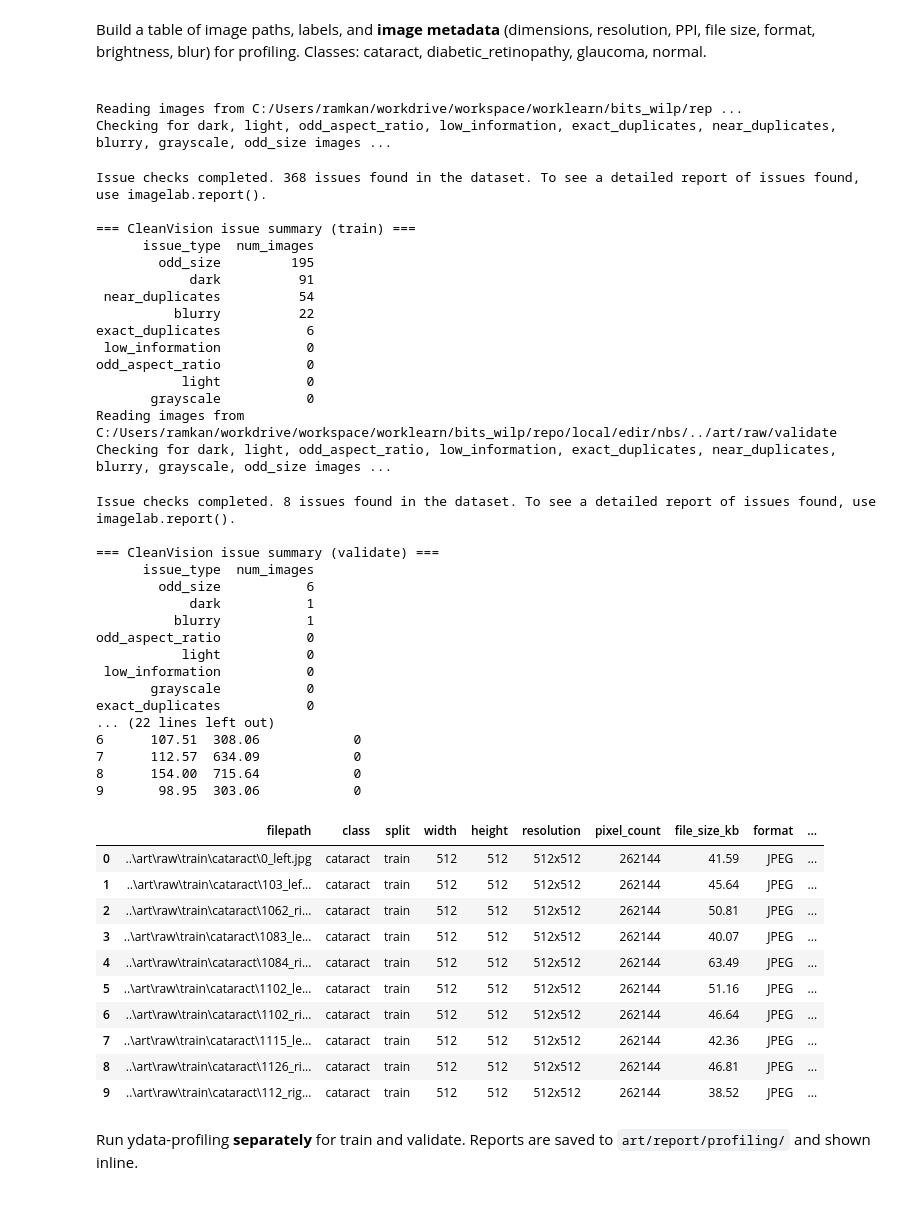
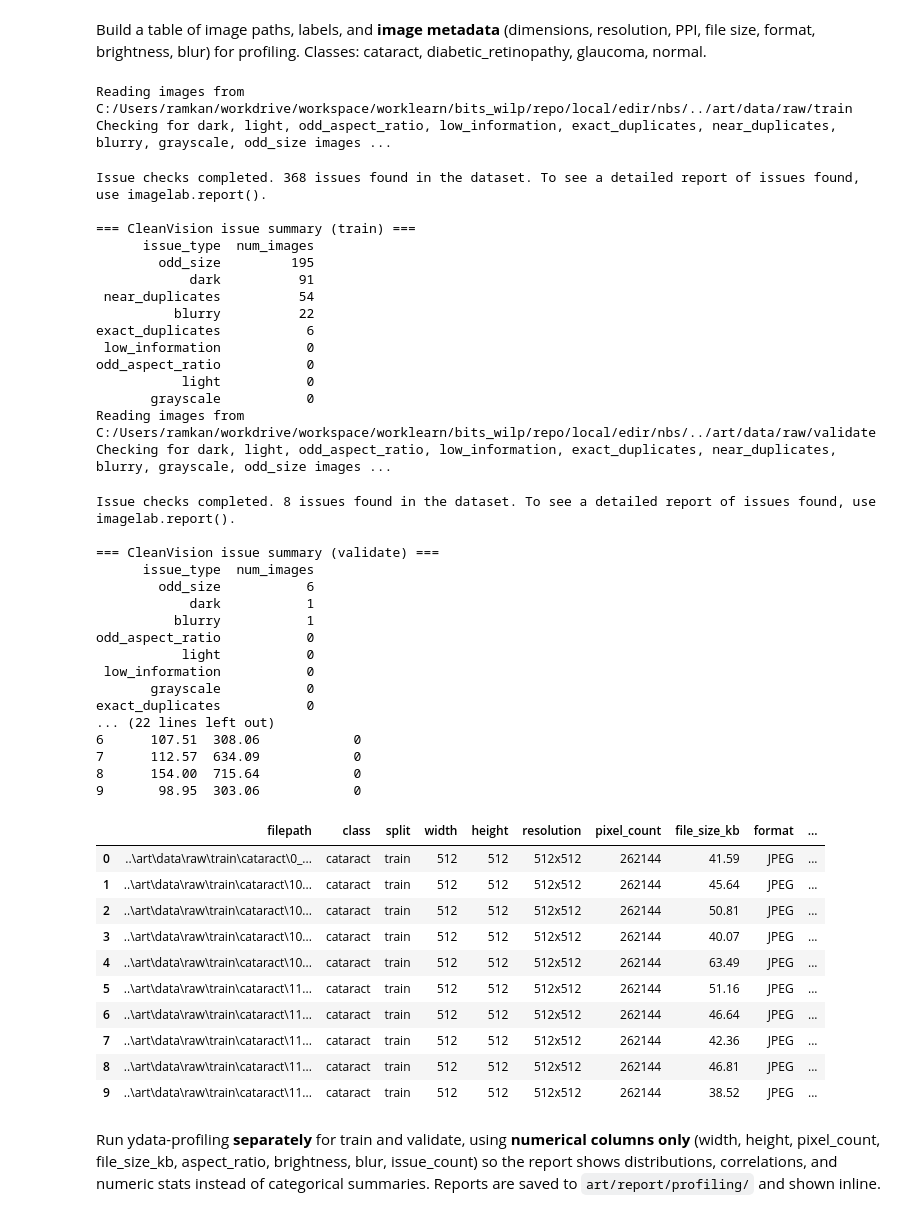
Before and after one commit to kxramkumar/edir, a Jupyter notebook: nbs/1-profiling.ipynb, the cells around one changed output. Saved outputs shown, nothing was run; the diff lists cells and outputs as text; code cells hidden in the pictures.

```diff
--- a/nbs/1-profiling.ipynb
+++ b/nbs/1-profiling.ipynb
@@ -106,12 +106,16 @@ df["issue_count"] = df["issue_count"].fillna(0).astype(int)
 df_train = df[df["split"] == "train"].copy()
 df_validate = df[df["split"] == "validate"].copy()
 
-# Force dtypes so ydata-profiling shows full stats
+# Force dtypes: numerics for profiling, categories only where needed
 for _df in (df_train, df_validate):
+    _df["width"] = pd.to_numeric(_df["width"], errors="coerce")
+    _df["height"] = pd.to_numeric(_df["height"], errors="coerce")
+    _df["pixel_count"] = pd.to_numeric(_df["pixel_count"], errors="coerce")
+    _df["file_size_kb"] = pd.to_numeric(_df["file_size_kb"], errors="coerce")
     _df["aspect_ratio"] = pd.to_numeric(_df["aspect_ratio"], errors="coerce")
     _df["brightness"] = pd.to_numeric(_df["brightness"], errors="coerce")
     _df["blur"] = pd.to_numeric(_df["blur"], errors="coerce")
-    _df["pixel_count"] = pd.to_numeric(_df["pixel_count"], errors="coerce")
+    _df["issue_count"] = pd.to_numeric(_df["issue_count"], errors="coerce").fillna(0).astype(int)
     _df["mode"] = _df["mode"].astype("category")
     _df["resolution"] = _df["resolution"].astype("category")
 
@@ -119,51 +123,51 @@ print(f"\nTotal images: {len(df)} (train: {len(df_train)}, validate: {len(df_val
 print(df_train[["class", "width", "height", "resolution", "pixel_count", "file_size_kb", "format", "mode", "brightness", "blur", "issue_count"]].head(10))
 df_train.head(10)
 # %% [output]
-                                                                                                                         Reading images from C:/Users/ramkan/workdrive/workspace/worklearn/bits_wilp/rep ...
+Reading images from C:/Users/ramkan/workdrive/workspace/worklearn/bits_wilp/repo/local/edir/nbs/../art/data/raw/train
 Checking for dark, light, odd_aspect_ratio, low_information, exact_duplicates, near_duplicates, blurry, grayscale, odd_size images ...
 Issue checks completed. 368 issues found in the dataset. To see a detailed report of issues found, use imagelab.report().
 
 === CleanVision issue summary (train) ===
       issue_type  num_images
         odd_size         195
             dark          91
  near_duplicates          54
           blurry          22
 exact_duplicates           6
  low_information           0
 odd_aspect_ratio           0
            light           0
        grayscale           0
-Reading images from C:/Users/ramkan/workdrive/workspace/worklearn/bits_wilp/repo/local/edir/nbs/../art/raw/validate
+Reading images from C:/Users/ramkan/workdrive/workspace/worklearn/bits_wilp/repo/local/edir/nbs/../art/data/raw/validate
 Checking for dark, light, odd_aspect_ratio, low_information, exact_duplicates, near_duplicates, blurry, grayscale, odd_size images ...
 Issue checks completed. 8 issues found in the dataset. To see a detailed report of issues found, use imagelab.report().
 
 === CleanVision issue summary (validate) ===
       issue_type  num_images
         odd_size           6
             dark           1
           blurry           1
 odd_aspect_ratio           0
            light           0
  low_information           0
        grayscale           0
 exact_duplicates           0
 ... (22 lines left out)
 6      107.51  308.06            0
 7      112.57  634.09            0
 8      154.00  715.64            0
 9       98.95  303.06            0
 |  | filepath | class | split | width | height | resolution | pixel_count | file_size_kb | format | ... |
-| 0 | ..\art\raw\train\cataract\0_left.jpg | cataract | train | 512 | 512 | 512x512 | 262144 | 41.59 | JPEG | ... |
-| 1 | ..\art\raw\train\cataract\103_lef... | cataract | train | 512 | 512 | 512x512 | 262144 | 45.64 | JPEG | ... |
-| 2 | ..\art\raw\train\cataract\1062_ri... | cataract | train | 512 | 512 | 512x512 | 262144 | 50.81 | JPEG | ... |
-| 3 | ..\art\raw\train\cataract\1083_le... | cataract | train | 512 | 512 | 512x512 | 262144 | 40.07 | JPEG | ... |
-| 4 | ..\art\raw\train\cataract\1084_ri... | cataract | train | 512 | 512 | 512x512 | 262144 | 63.49 | JPEG | ... |
-| 5 | ..\art\raw\train\cataract\1102_le... | cataract | train | 512 | 512 | 512x512 | 262144 | 51.16 | JPEG | ... |
-| 6 | ..\art\raw\train\cataract\1102_ri... | cataract | train | 512 | 512 | 512x512 | 262144 | 46.64 | JPEG | ... |
-| 7 | ..\art\raw\train\cataract\1115_le... | cataract | train | 512 | 512 | 512x512 | 262144 | 42.36 | JPEG | ... |
-| 8 | ..\art\raw\train\cataract\1126_ri... | cataract | train | 512 | 512 | 512x512 | 262144 | 46.81 | JPEG | ... |
-| 9 | ..\art\raw\train\cataract\112_rig... | cataract | train | 512 | 512 | 512x512 | 262144 | 38.52 | JPEG | ... |
+| 0 | ..\art\data\raw\train\cataract\0_... | cataract | train | 512 | 512 | 512x512 | 262144 | 41.59 | JPEG | ... |
+| 1 | ..\art\data\raw\train\cataract\10... | cataract | train | 512 | 512 | 512x512 | 262144 | 45.64 | JPEG | ... |
+| 2 | ..\art\data\raw\train\cataract\10... | cataract | train | 512 | 512 | 512x512 | 262144 | 50.81 | JPEG | ... |
+| 3 | ..\art\data\raw\train\cataract\10... | cataract | train | 512 | 512 | 512x512 | 262144 | 40.07 | JPEG | ... |
+| 4 | ..\art\data\raw\train\cataract\10... | cataract | train | 512 | 512 | 512x512 | 262144 | 63.49 | JPEG | ... |
+| 5 | ..\art\data\raw\train\cataract\11... | cataract | train | 512 | 512 | 512x512 | 262144 | 51.16 | JPEG | ... |
+| 6 | ..\art\data\raw\train\cataract\11... | cataract | train | 512 | 512 | 512x512 | 262144 | 46.64 | JPEG | ... |
+| 7 | ..\art\data\raw\train\cataract\11... | cataract | train | 512 | 512 | 512x512 | 262144 | 42.36 | JPEG | ... |
+| 8 | ..\art\data\raw\train\cataract\11... | cataract | train | 512 | 512 | 512x512 | 262144 | 46.81 | JPEG | ... |
+| 9 | ..\art\data\raw\train\cataract\11... | cataract | train | 512 | 512 | 512x512 | 262144 | 38.52 | JPEG | ... |
 # %% [markdown]
-Run ydata-profiling **separately** for train and validate. Reports are saved to `art/report/profiling/` and shown inline.
+Run ydata-profiling **separately** for train and validate, using **numerical columns only** (width, height, pixel_count, file_size_kb, aspect_ratio, brightness, blur, issue_count) so the report shows distributions, correlations, and numeric stats instead of categorical summaries. Reports are saved to `art/report/profiling/` and shown inline.
 # %%
```
Also changed, not shown: parts of 1 cell of this notebook, 2 other files.
